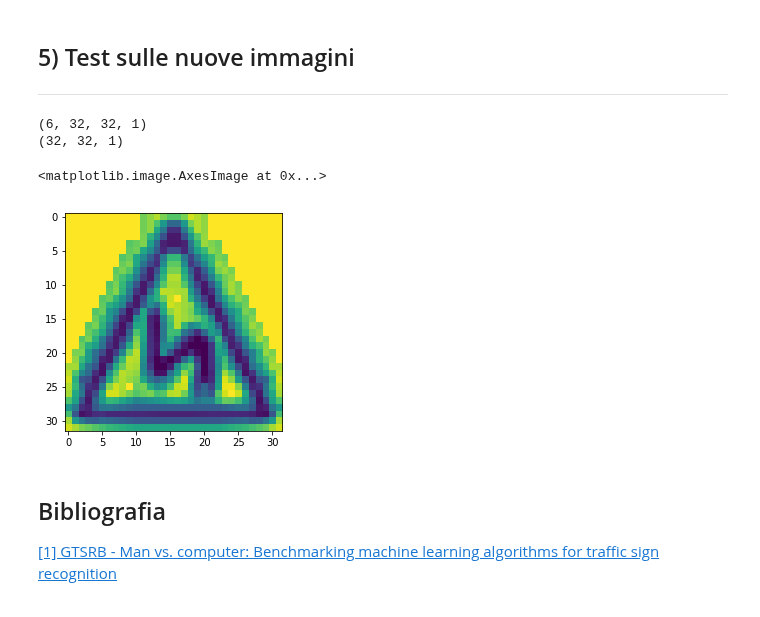
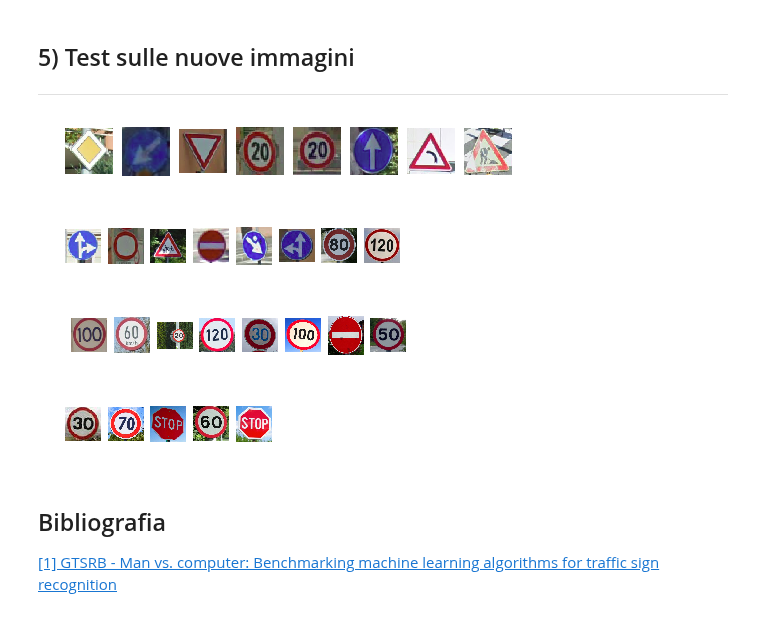
Before and after one commit to cecchilinux/machine_learning, a Jupyter notebook: notebooks/report.ipynb, the cells around one changed output. Drawn from its saved outputs; the diff is of its cells as text; code cells hidden in the pictures.

Commit message:
[UPDATE] Test image plottin.

```diff
--- a/notebooks/report.ipynb
+++ b/notebooks/report.ipynb
@@ -174,19 +174,35 @@ Visualizzazione di alcune immagini
 # %% [markdown]
 ## 5) Test sulle nuove immagini
 ---
-# %%
-import matplotlib.pyplot as plt
-new_images = load.load_new_data()
-print(new_images.shape)
-
-img = new_images[0]
-print(img.shape)
-plt.imshow(img[:,:,0])
-# %% [output]
-(6, 32, 32, 1)
-(32, 32, 1)
-<matplotlib.image.AxesImage at 0x...>
-[figure, removed]
+# %%
+import matplotlib.pyplot as plt
+import matplotlib.image as mpimg
+from skimage import transform
+from skimage.filters import gaussian
+import glob
+
+plt.figure(figsize=(8,8))
+set_img = glob.glob('./Sign_image_resized/*.png') + glob.glob('./Sign_image_resized/*.jpg')
+#print(set_img)
+i = 0
+row = 1
+col = 8
+for item in set_img:
+    i += 1
+    #if row < 3:
+    img = mpimg.imread(item)
+    plt.subplot(row, col, i)
+    plt.imshow(img)
+    plt.axis('off')
+    if i == col:
+        i = 0
+        row += 1
+        plt.show()
+# %% [output]
+[figure, added]
+[figure, added]
+[figure, added]
+[figure, added]
 # %% [markdown]
 ## Bibliografia
 
```
Also changed, not shown: parts of 2 cells of this notebook, 2 other files.
